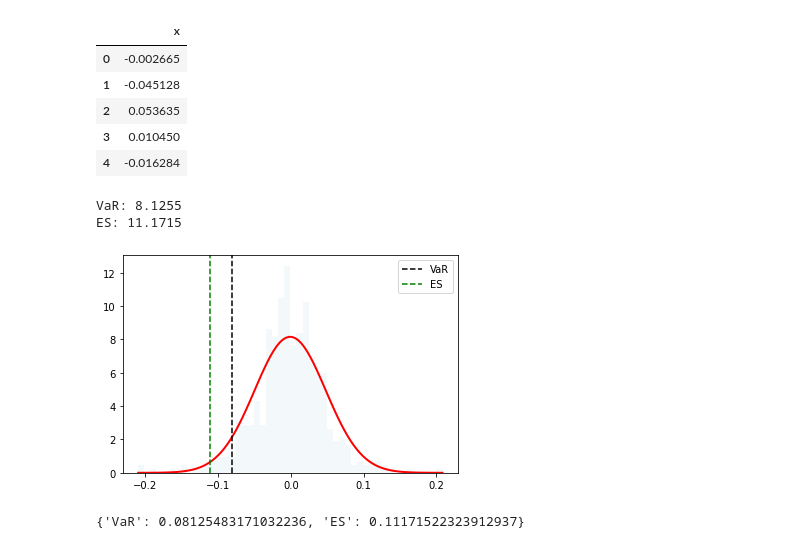
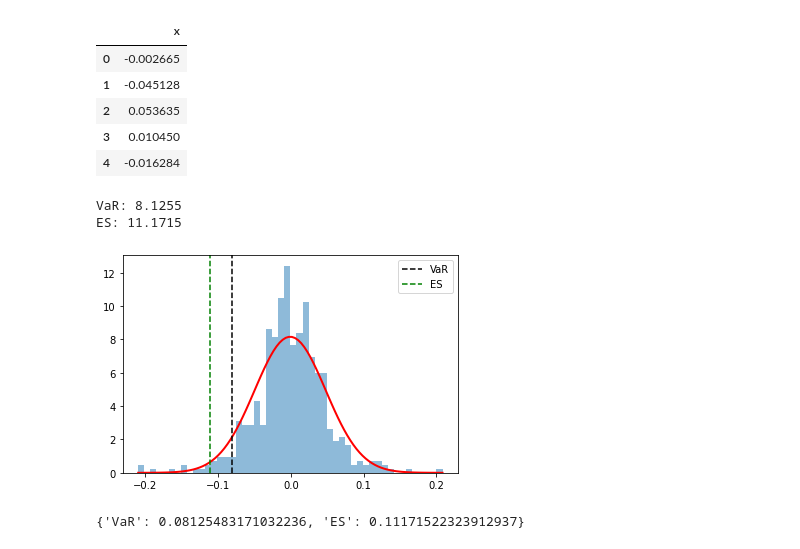
Before and after one commit to MEstrada21/FinTech-545-Spring2023, a Jupyter notebook: Week05/Project/HomeworkWeek5.ipynb, the cells around one changed output. Drawn from its saved outputs; the diff is of its cells as text; code cells hidden in the pictures.

```diff
--- a/Week05/Project/HomeworkWeek5.ipynb
+++ b/Week05/Project/HomeworkWeek5.ipynb
@@ -94,35 +101,35 @@ pdf = NormDistFitted['model'].pdf
 
 
 # Calculate Expected Shortfall
 
 def ES_func_norm(x):
     return x * pdf(x)
 
 ES, _ = quad(ES_func_norm, -np.inf, var)
 ES = -ES / alpha
 
 # Print the results
 print('VaR: {:.4f}'.format(var*100))
 print('ES: {:.4f}'.format(ES*100))
 
 # Plot the histogram of the data
-plt.hist(data, bins=50, density=True, alpha=0.05)
+plt.hist(data, bins=50, density=True, alpha=0.5)
 
 # Plot the fitted PDF
 x = np.linspace(np.min(data), np.max(data), 100)
 y = NormDistFitted['model'].pdf(x)
 plt.plot(x, y, 'r-', lw=2)
 
 # Plot VaR and Expected Shortfall lines
 plt.axvline(-var, color='black', linestyle='--', label='VaR')
 plt.axvline(-ES, color='green', linestyle='--', label='ES')
 
 plt.legend()
 plt.show()
 # %% [output]
 VaR: 8.1255
 ES: 11.1715
-[figure, old version]
+[figure, new version]
 # %%
 def VaRFittedNormal(data, alpha = .05):
     NormDistFitted = fit_normal(data)
```
Also changed, not shown: parts of 33 cells of this notebook, 8 other files.
